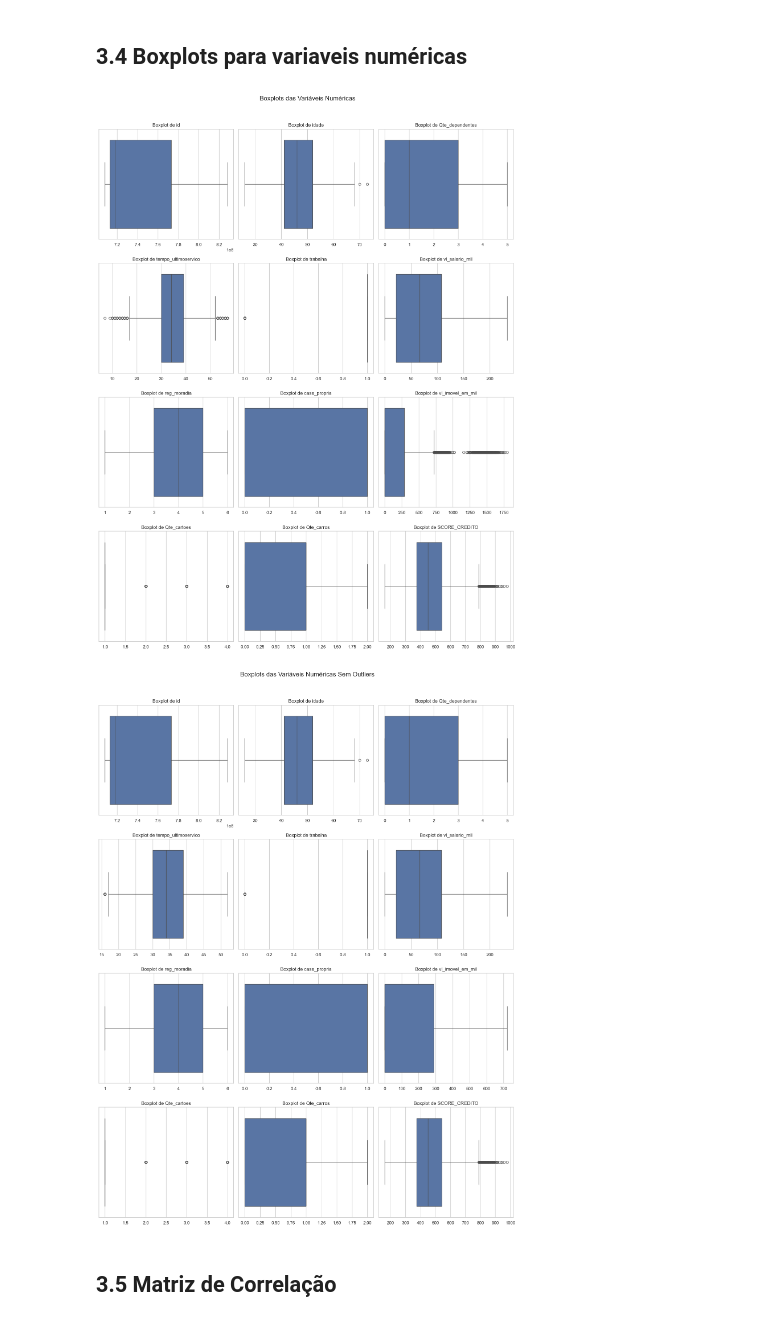
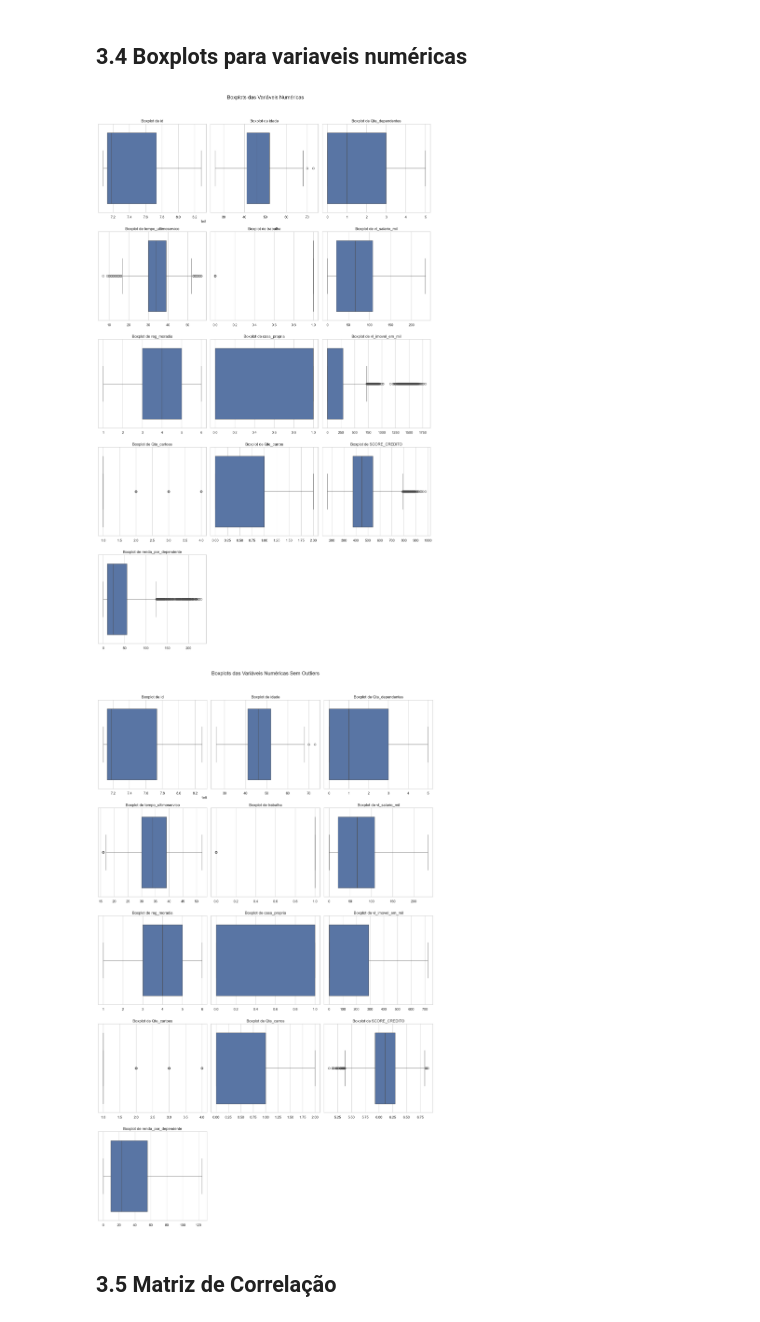
Before and after one commit to rrmoreira/trabalho-feature-engineering, a Jupyter notebook: trabalho_integradov1.1.ipynb, the cells around one changed output. Saved outputs shown, nothing was run; the diff lists cells and outputs as text; code cells hidden in the pictures.

```diff
--- a/trabalho_integradov1.1.ipynb
+++ b/trabalho_integradov1.1.ipynb
@@ -108,3 +110,5 @@ df.describe(include='all')
+# %%
+df['renda_por_dependente'] = df['vl_salario_mil'] / (df['Qte_dependentes'] + 1)
 # %% [markdown]
 ## 3.2 Distribuição de Variaveis Categóricas
 # %%
@@ -187,7 +191,7 @@ for j in range(i + 1, num_rows * 3):
 plt.tight_layout(rect=[0, 0, 1, 0.96])
 plt.show()
 # %% [output]
-[figure, old version]
+[figure, new version]
 # %%
 def CalculaIQR(column):
     Q1 = df[column].quantile(0.25)
@@ -198,34 +202,42 @@ def CalculaIQR(column):
 df_removed_outliers = df
 Q1,Q3,IQR =  CalculaIQR('vl_imovel_em_mil')
 valor_imovel_limit =Q3 + 1.5* IQR
 
 
 
 df_removed_outliers.loc[df_removed_outliers['vl_imovel_em_mil'] > valor_imovel_limit, 'vl_imovel_em_mil'] = int(valor_imovel_limit)
 Q1,Q3,IQR =  CalculaIQR('tempo_ultimoservico')
+
+
 valor_temp_servico_min = Q1 - 1.5* IQR
 valor_temp_servico_max = Q3 + 1.5* IQR
 df_removed_outliers.loc[(df_removed_outliers['tempo_ultimoservico'] > valor_temp_servico_max, 'tempo_ultimoservico')]  = int(valor_temp_servico_max)
 df_removed_outliers.loc[(df_removed_outliers['tempo_ultimoservico'] < valor_temp_servico_min, 'tempo_ultimoservico')]  = int(valor_temp_servico_min)
+
+Q1,Q3,IQR =  CalculaIQR('renda_por_dependente')
+valor_renda_limit =Q3 + 1.5* IQR
+df_removed_outliers.loc[df_removed_outliers['renda_por_dependente'] > valor_renda_limit, 'renda_por_dependente'] = int(valor_renda_limit)
+
+df['SCORE_CREDITO'] = np.log1p(df['SCORE_CREDITO'])
 
 fig, axs = plt.subplots(num_rows, 3, figsize=(15, 5 * num_rows))
 fig.suptitle('Boxplots das Variáveis Numéricas Sem Outliers', fontsize=16)
 
 for i, column in enumerate(numerical_columns):
     ax = axs[i // 3, i % 3]
     sns.boxplot(x=df[column], ax=ax)
     ax.set_title(f'Boxplot de {column}')
     ax.set_xlabel('')
     ax.set_ylabel('')
 
 # Remover subplots vazios
 for j in range(i + 1, num_rows * 3):
     fig.delaxes(axs[j // 3, j % 3])
 
 plt.tight_layout(rect=[0, 0, 1, 0.96])
 plt.show()
 # %% [output]
-[figure, old version]
+[figure, new version]
 # %% [markdown]
 ## 3.5 Matriz de Correlação
 # %%
```
Also changed, not shown: parts of 9 cells of this notebook.
